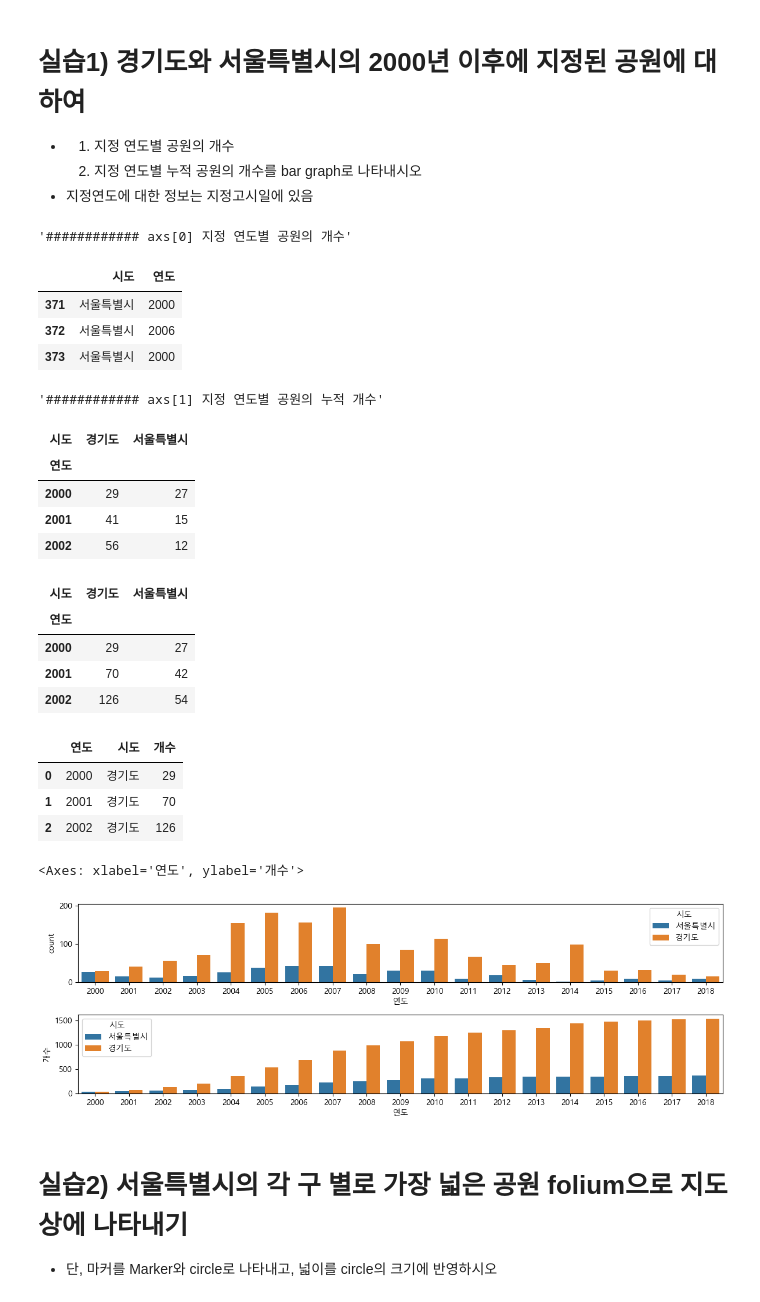
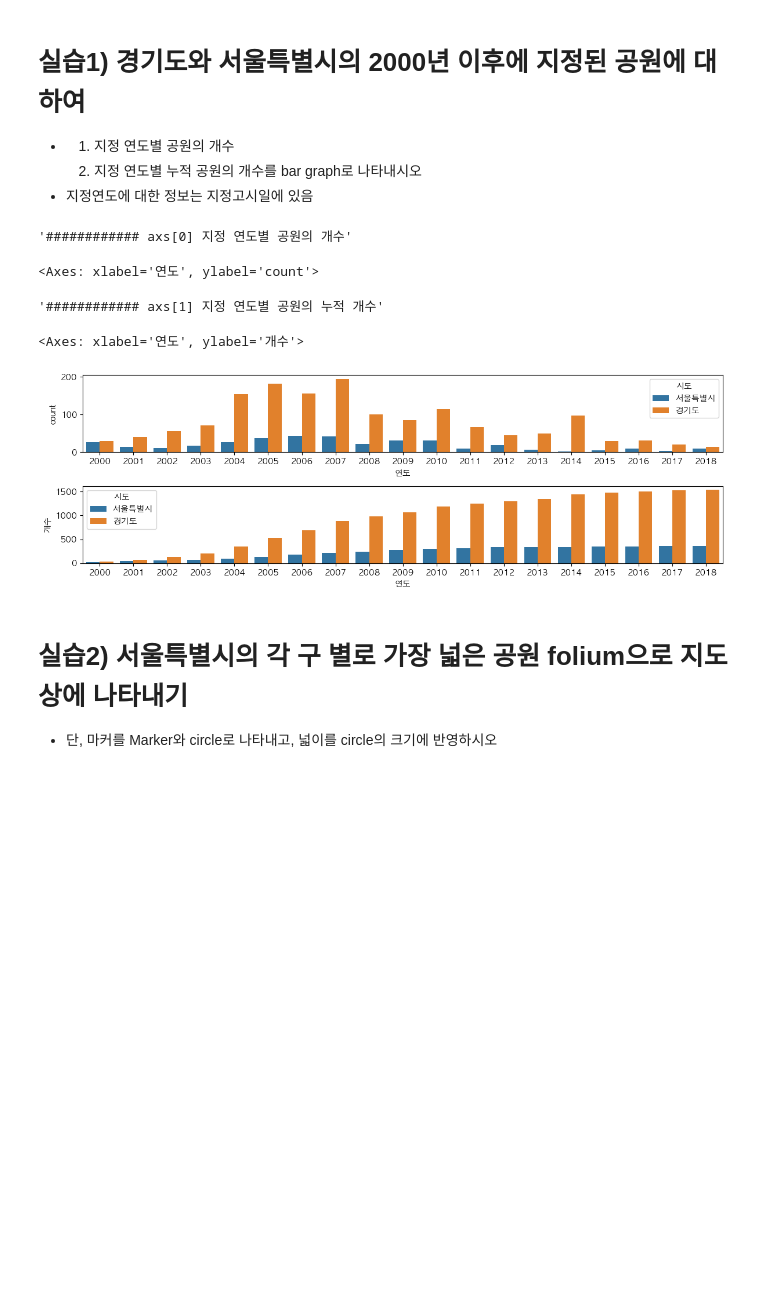
Before and after one commit to Woochang4862/USW-Public-Data-Analysis, a Jupyter notebook: pda_13w/2025_공공데이터분석_13w.ipynb, the cells around one changed output. Saved outputs shown, nothing was run; the diff lists cells and outputs as text; code cells hidden in the pictures; blank space fills up the shorter version.

```diff
--- a/pda_13w/2025_공공데이터분석_13w.ipynb
+++ b/pda_13w/2025_공공데이터분석_13w.ipynb
@@ -13,7 +13,8 @@ import matplotlib as mpl
 print('matplotlib', mpl.__version__)
 
 import matplotlib.pyplot as plt
-plt.rc("font", family="Malgun Gothic") # 한글표시 (window)
+plt.rc("font", family="AppleGothic") # 한글표시 (window)
+# plt.rc("font", family="Malgun Gothic") # 한글표시 (window)
 plt.rc("axes", unicode_minus=False) # x,y축 (-)부호 표시
 
 import seaborn as sns
@@ -101,43 +102,34 @@ Name: count, dtype: int64
 # %%
 ###
 fig=plt.figure(figsize=(12, 4), dpi=100)
 axs=fig.subplots(2,1)
 
 ## 시도 처리
-
+df_fin2=df_fin.copy()
+df_fin2=df_fin2.loc[df_fin2['시도'].isin(['경기도','서울특별시'])]
 
 ## 연도 처리
+df_fin2=df_fin2[df_fin2['지정고시일'].notnull()]
+df_fin2['연도'] = df_fin2['지정고시일'].map(lambda x: int(x.split('-')[0]))
 
+df_fin2 = df_fin2.loc[df_fin2['연도']>=2000]
 
 '############ axs[0] 지정 연도별 공원의 개수'
-
+sns.countplot(data=df_fin2, x='연도', hue='시도', ax=axs[0])
 
 '############ axs[1] 지정 연도별 공원의 누적 개수'
+df_cumsum = df_fin2[['시도','연도']].value_counts().unstack(0).cumsum()
+df_cumsum.reset_index(inplace=True)
+df_melt = df_cumsum.melt(id_vars='연도', value_vars=['서울특별시', '경기도'], value_name='개수')
+sns.barplot(data=df_melt, x='연도', hue='시도', y='개수', ax=axs[1])
 
 fig.tight_layout()
 # %% [output]
 '############ axs[0] 지정 연도별 공원의 개수'
-|  | 시도 | 연도 |
-| 371 | 서울특별시 | 2000 |
-| 372 | 서울특별시 | 2006 |
-| 373 | 서울특별시 | 2000 |
-'############ axs[1] 지정 연도별 공원의 누적 개수'
+<Axes: xlabel='연도', ylabel='count'>
-| 시도 | 경기도 | 서울특별시 |
-| 연도 |  |  |
-| 2000 | 29 | 27 |
-| 2001 | 41 | 15 |
-| 2002 | 56 | 12 |
-| 시도 | 경기도 | 서울특별시 |
-| 연도 |  |  |
-| 2000 | 29 | 27 |
-| 2001 | 70 | 42 |
-| 2002 | 126 | 54 |
-|  | 연도 | 시도 | 개수 |
-| 0 | 2000 | 경기도 | 29 |
-| 1 | 2001 | 경기도 | 70 |
-| 2 | 2002 | 경기도 | 126 |
-<Axes: xlabel='연도', ylabel='개수'>
+'############ axs[1] 지정 연도별 공원의 누적 개수'
+<Axes: xlabel='연도', ylabel='개수'>
-[figure, old version]
+[figure, new version]
 # %% [markdown]
 # 실습2) 서울특별시의 각 구 별로 가장 넓은 공원 folium으로 지도상에 나타내기
 * 단, 마커를 Marker와 circle로 나타내고, 넓이를 circle의 크기에 반영하시오
```
Also changed, not shown: parts of 2 cells of this notebook, 7 other files.
